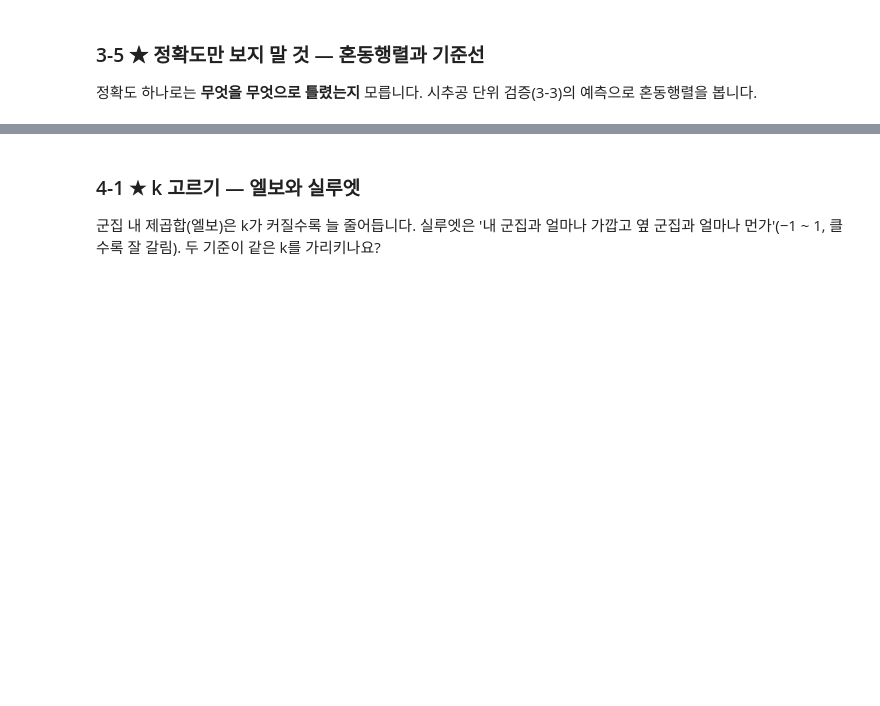
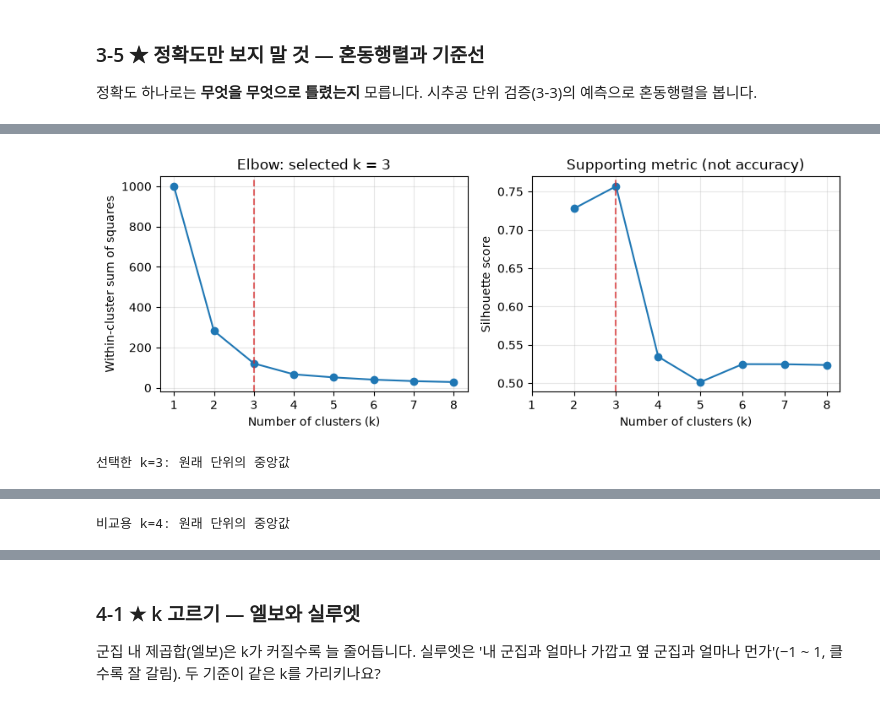
Before and after one commit to tykimuj33/basic-geological-data-science, a Jupyter notebook: 실습5/기계학습실습_시작노트북_10주차.ipynb, the cells around one changed output, grey strips where cells are left out. Drawn from its saved outputs; the diff is of its cells as text; code cells hidden in the pictures; blank space fills up the shorter version.

```diff
--- a/실습5/기계학습실습_시작노트북_10주차.ipynb
+++ b/실습5/기계학습실습_시작노트북_10주차.ipynb
@@ -291,2 +528,77 @@ D공에는 코어가 없습니다. 라벨 없이 **물성이 비슷한 시료끼
 # %%
-# AI 코드를 붙이고, 파일을 읽는 줄은 df = d_fix.copy() 로 바꿔 실행하세요(밀도를 고친 D공).
+import numpy as np
+import pandas as pd
+import matplotlib.pyplot as plt
+from pathlib import Path
+from IPython.display import display
+from sklearn.preprocessing import StandardScaler
+from sklearn.cluster import KMeans
+from sklearn.metrics import silhouette_score
+
+# 앞에서 g/cm³로 보정한 표를 사용한다. 다시 /1000 하지 않는다.
+df = d_fix.copy()
+features_km = ["밀도_gcc", "P파속도_mps", "공극률_pct", "감마선_API", "대자율_mSI"]
+assert df["밀도_gcc"].between(1.9, 3.1).all(), "밀도 단위 보정을 확인하세요."
+assert np.isfinite(df[features_km].to_numpy(dtype=float)).all(), "결측값을 확인하세요."
+
+# D공 내부의 군집 탐색이므로 D공 전체에 표준화를 fit한다.
+# k-NN의 새 시추공 예측·교차검증과는 목적이 다르다.
+scaler_km = StandardScaler()
+Z_km = scaler_km.fit_transform(df[features_km])
+ks = list(range(1, 9))
+models_km = {k: KMeans(n_clusters=k, n_init=20, random_state=0).fit(Z_km) for k in ks}
+scan_km = pd.DataFrame({
+    "k": ks,
+    "inertia": [models_km[k].inertia_ for k in ks],
+    "silhouette": [silhouette_score(Z_km, models_km[k].labels_) if k > 1 else np.nan for k in ks],
+})
+scan_km["inertia 감소량"] = -scan_km["inertia"].diff()
+display(scan_km.round(3))
+
+# 엘보 곡선을 보고 k=3 선택: 2→3의 감소량 161.8, 3→4는 54.3.
+# 시각적 판단에는 주관성이 있어 k=4도 비교한다. 실루엣은 보조 지표이다.
+best_k = 3
+fig, axes = plt.subplots(1, 2, figsize=(9, 3.5))
+axes[0].plot(ks, scan_km["inertia"], "o-")
+axes[0].set_ylabel("Within-cluster sum of squares")
+axes[0].set_title("Elbow: selected k = 3")
+axes[1].plot(ks[1:], scan_km["silhouette"].iloc[1:], "o-")
+axes[1].set_ylabel("Silhouette score")
+axes[1].set_title("Supporting metric (not accuracy)")
+for ax in axes:
+    ax.axvline(best_k, color="C3", linestyle="--", alpha=0.7)
+    ax.set_xlabel("Number of clusters (k)")
+    ax.set_xticks(ks)
+    ax.grid(alpha=0.3)
+fig.tight_layout()
+plt.show()
+
+# 해석에는 표준화 공간의 중심 대신 원래 단위의 군집별 중앙값을 사용한다.
+def cluster_summary(k):
+    labels = models_km[k].labels_
+    grouped = df[features_km].assign(군집=labels).groupby("군집")
+    summary = grouped.median()
+    summary.insert(0, "시료 수", grouped.size())
+    return summary
+
+summary_k3 = cluster_summary(3)
+summary_k4 = cluster_summary(4)
+# 아래 군집 번호는 이 자료·특성·random_state=0·n_init=20 실행 결과에 대응한다.
+# 군집 번호 자체는 암석 이름이나 순서를 뜻하지 않는다.
+interpret_k3 = {0: "사암·셰일 혼합 추정", 1: "석회암 추정", 2: "현무암 추정"}
+interpret_k4 = {0: "사암 쪽 추정", 1: "석회암 추정", 2: "셰일 쪽 추정", 3: "현무암 추정"}
+summary_k3["해석"] = summary_k3.index.map(interpret_k3)
+summary_k4["해석"] = summary_k4.index.map(interpret_k4)
+print("선택한 k=3: 원래 단위의 중앙값")
+display(summary_k3.round(4))
+print("비교용 k=4: 원래 단위의 중앙값")
+display(summary_k4.round(4))
+
+result_km = df.assign(군집_k3=models_km[3].labels_)
+result_km["군집_해석"] = result_km["군집_k3"].map(interpret_k3)
+output_dir = Path.cwd() if Path("core_well_D.csv").exists() else Path("실습5")
+output_km = output_dir / "core_well_D_kmeans_clusters.csv"
+result_km.to_csv(output_km, index=False, encoding="utf-8-sig")
+print("저장:", output_km)
+print("암석 이름은 물성에 근거한 추정이며, 정답 라벨이 없어 분류 정확도는 계산하지 않습니다.")
+# %% [output]
@@ -292,0 +614,2 @@ D공에는 코어가 없습니다. 라벨 없이 **물성이 비슷한 시료끼
+[figure, added]
+선택한 k=3: 원래 단위의 중앙값
@@ -292,0 +621 @@ D공에는 코어가 없습니다. 라벨 없이 **물성이 비슷한 시료끼
+비교용 k=4: 원래 단위의 중앙값
```
Also changed, not shown: parts of 22 cells of this notebook, 3 other files.
